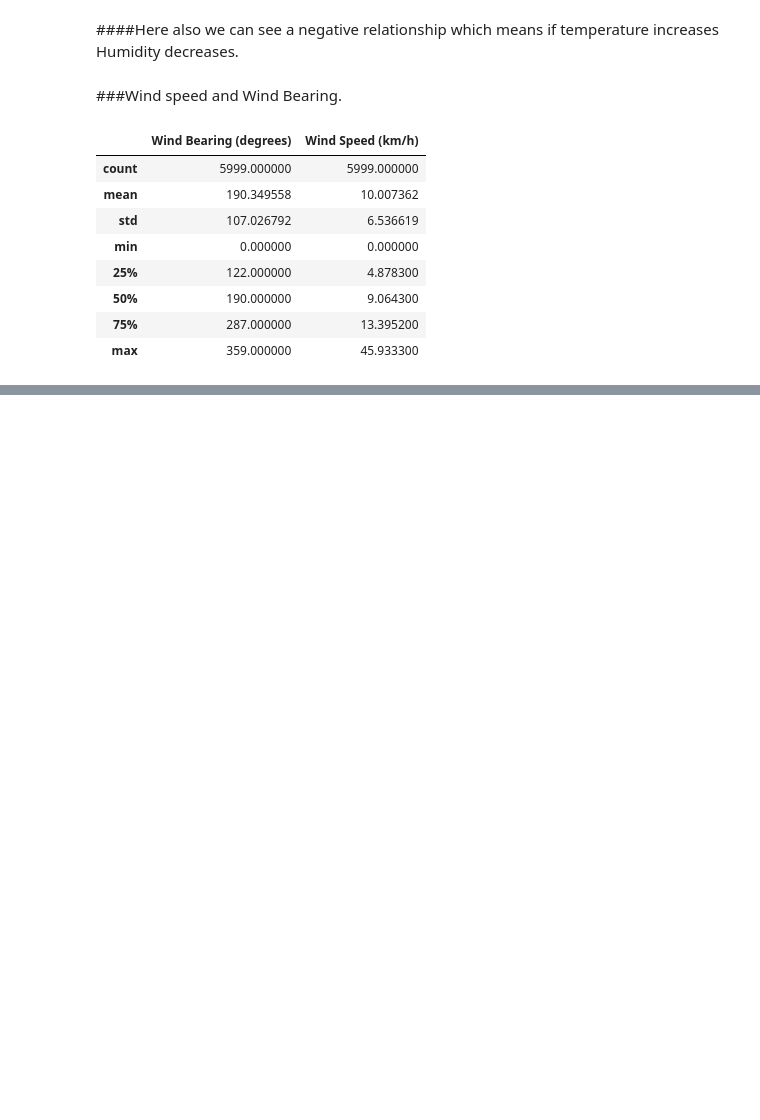
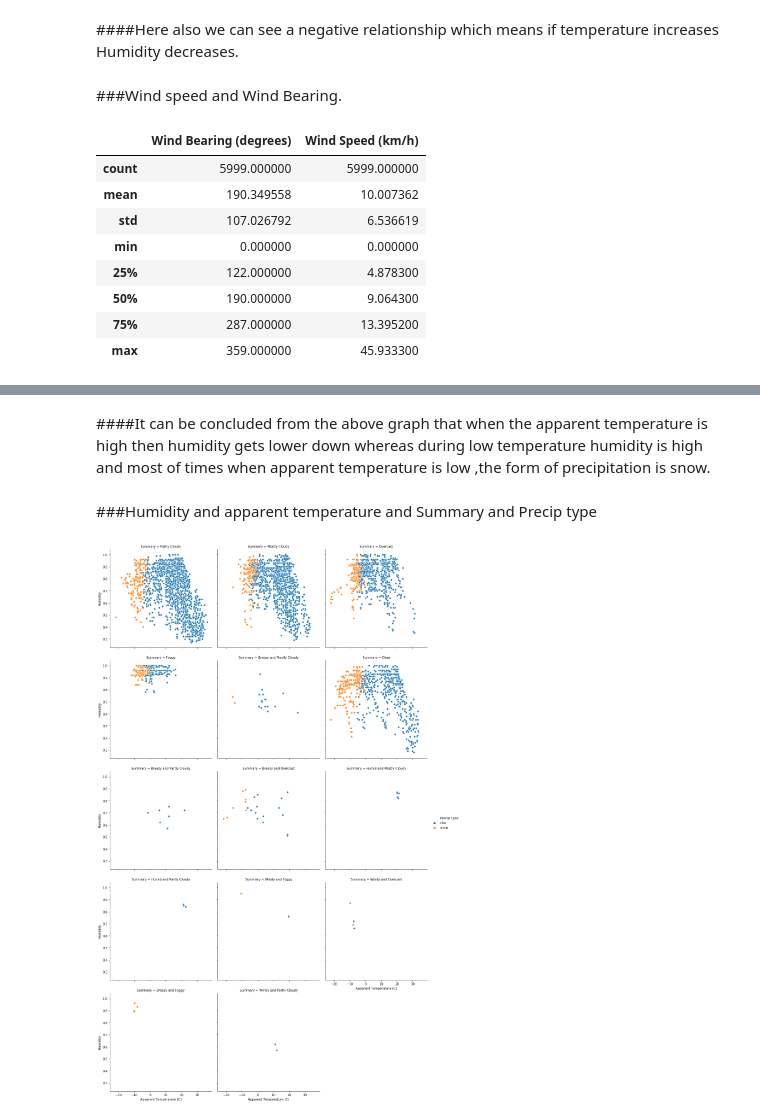
Before and after one commit to Akshay2224/Apparent-Temperature, a Jupyter notebook: Apparent_Temp_Project.ipynb, the cells around one changed output, grey strips where cells are left out. Cells and saved outputs as stored; diff of their text form; code cells hidden in the pictures; blank space fills up the shorter version.

```diff
--- a/Apparent_Temp_Project.ipynb
+++ b/Apparent_Temp_Project.ipynb
@@ -848,0 +647,8 @@ Name: Temperature (C), dtype: float64
+# %% [markdown]
+####It can be concluded from the above graph that when the apparent temperature is high then humidity gets lower down whereas during low temperature humidity is high and most of times when apparent temperature is low ,the form of precipitation is snow.
+# %% [markdown]
+###Humidity and apparent temperature and Summary and Precip type
+# %%
+sns.relplot(x='Apparent Temperature (C)',y='Humidity',hue='Precip Type',col='Summary',col_wrap=3,data=df);
+# %% [output]
+[figure, added]
```
Also changed, not shown: parts of 58 cells of this notebook.
